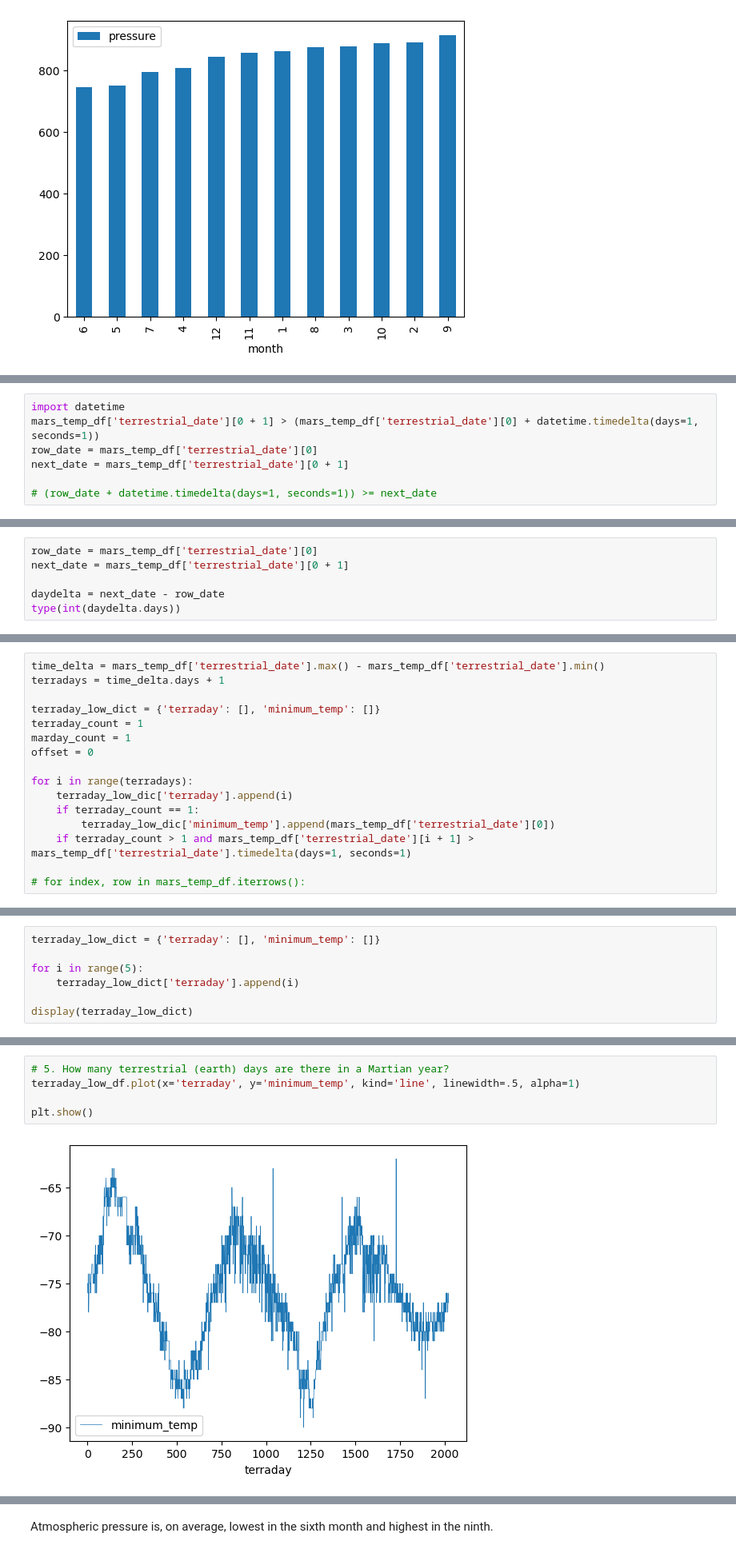
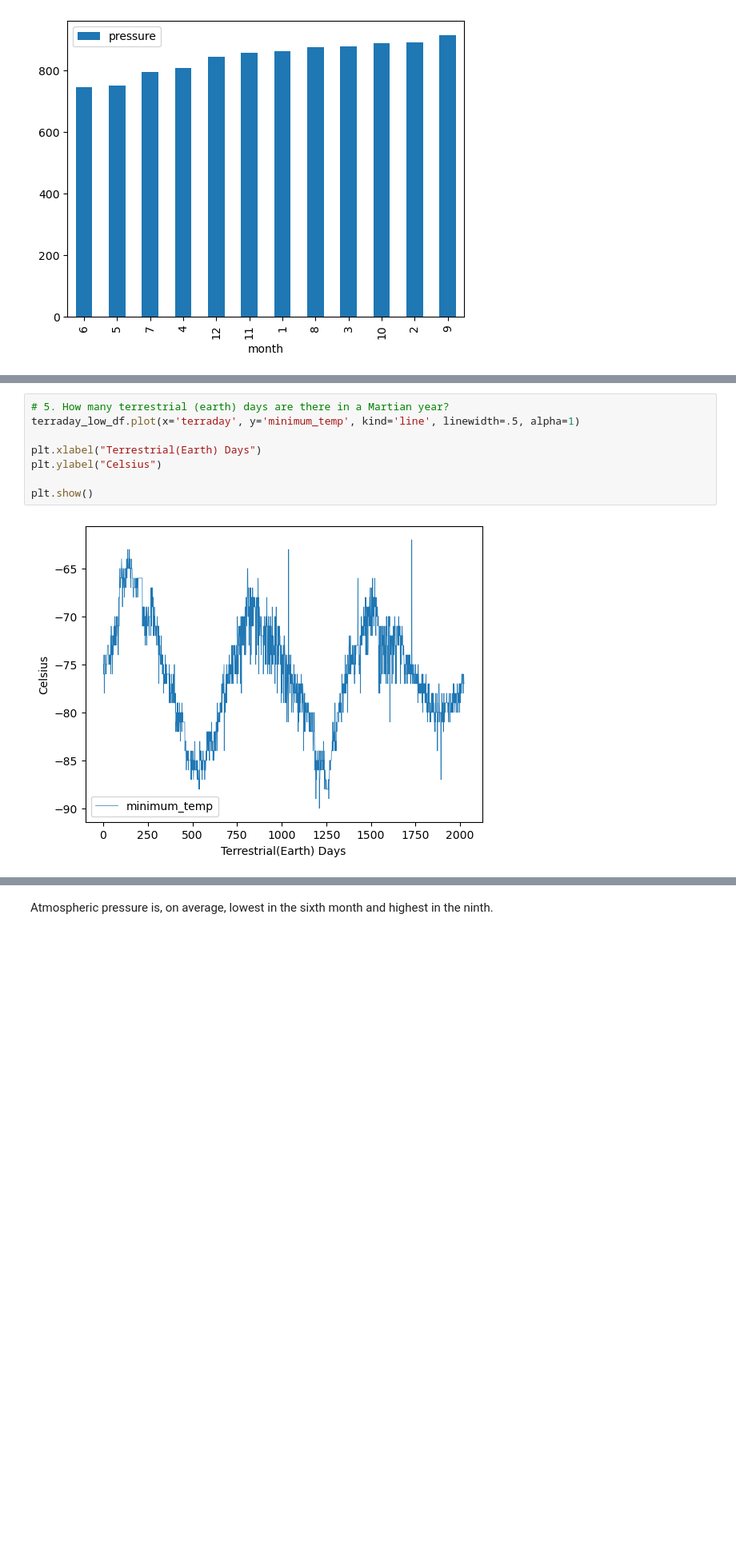
Before and after one commit to StarkArk/ScrapingMars_Splinter_BeautifulSoup, a Jupyter notebook: part_2_mars_weather.ipynb, the cells around one changed output, grey strips where cells are left out. Shown at 80% size. Cells and saved outputs as stored; diff of their text form; blank space fills up the shorter version.

```diff
--- a/part_2_mars_weather.ipynb
+++ b/part_2_mars_weather.ipynb
@@ -374,7 +246,0 @@ mars_temp_df.head(3)
-# %%
-import datetime
-mars_temp_df['terrestrial_date'][0 + 1] > (mars_temp_df['terrestrial_date'][0] + datetime.timedelta(days=1, seconds=1))
-row_date = mars_temp_df['terrestrial_date'][0]
-next_date = mars_temp_df['terrestrial_date'][0 + 1]
-
-# (row_date + datetime.timedelta(days=1, seconds=1)) >= next_date
@@ -383,6 +246,0 @@ True
-# %%
-row_date = mars_temp_df['terrestrial_date'][0]
-next_date = mars_temp_df['terrestrial_date'][0 + 1]
-
-daydelta = next_date - row_date
-type(int(daydelta.days))
@@ -391,16 +246,0 @@ int
-# %%
-time_delta = mars_temp_df['terrestrial_date'].max() - mars_temp_df['terrestrial_date'].min()
-terradays = time_delta.days + 1
-
-terraday_low_dict = {'terraday': [], 'minimum_temp': []}
-terraday_count = 1
-marday_count = 1
-offset = 0
-
-for i in range(terradays):
-    terraday_low_dic['terraday'].append(i)
-    if terraday_count == 1:
-        terraday_low_dic['minimum_temp'].append(mars_temp_df['terrestrial_date'][0])
-    if terraday_count > 1 and mars_temp_df['terrestrial_date'][i + 1] > mars_temp_df['terrestrial_date'].timedelta(days=1, seconds=1)
-
-# for index, row in mars_temp_df.iterrows():
@@ -409,7 +246,0 @@ for i in range(terradays):
-# %%
-terraday_low_dict = {'terraday': [], 'minimum_temp': []}
-
-for i in range(5):
-    terraday_low_dict['terraday'].append(i)
-
-display(terraday_low_dict)
@@ -456,7 +281,10 @@ plt.show()
 # %%
 # 5. How many terrestrial (earth) days are there in a Martian year?
 terraday_low_df.plot(x='terraday', y='minimum_temp', kind='line', linewidth=.5, alpha=1)
 
+plt.xlabel("Terrestrial(Earth) Days")
+plt.ylabel("Celsius")
+
 plt.show()
 # %% [output]
-[figure, old version]
+[figure, new version]
```
Also changed, not shown: parts of 21 cells of this notebook, 4 other files.
